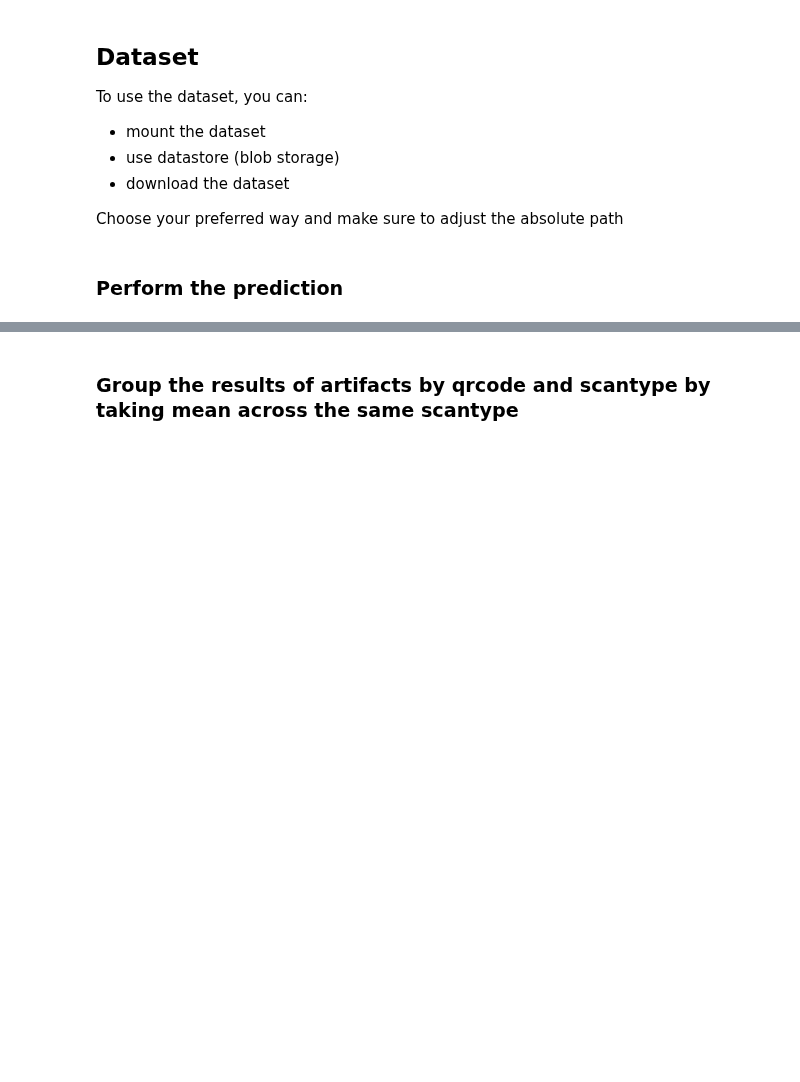
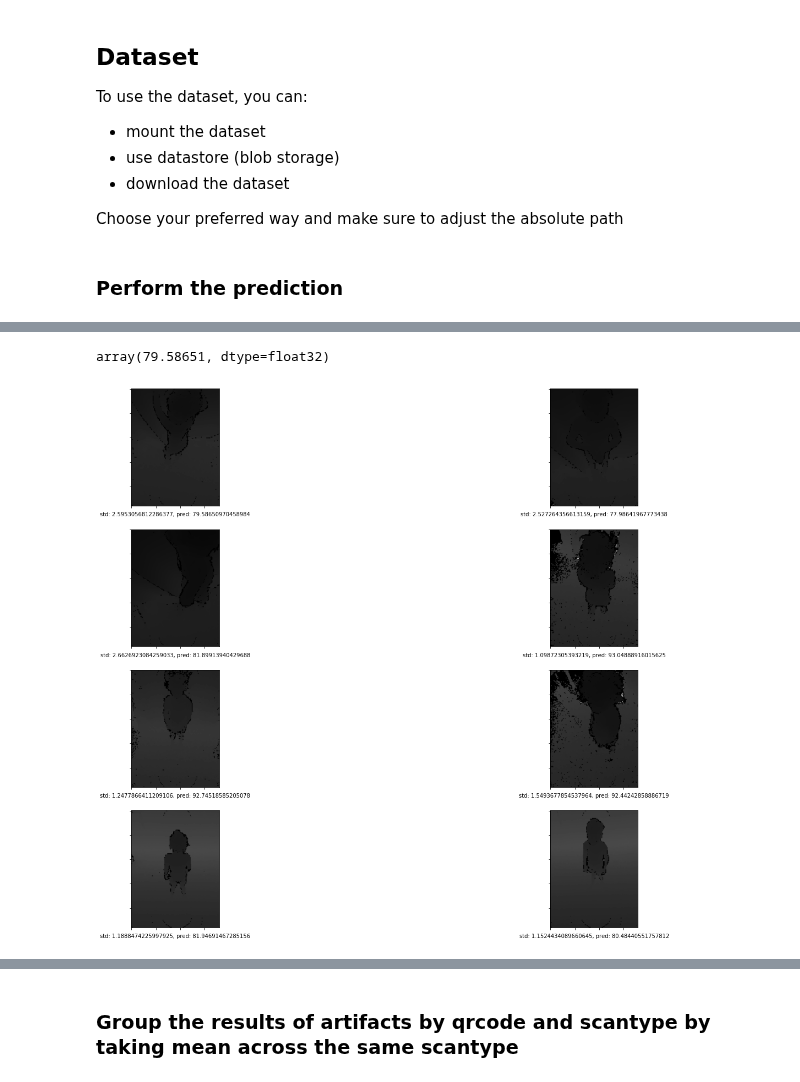
Before and after one commit to Welthungerhilfe/cgm-ml, a Jupyter notebook: src/common/evaluation/Evaluate_models.ipynb, the cells around one changed output, grey strips where cells are left out. Drawn from its saved outputs; the diff is of its cells as text; code cells hidden in the pictures; blank space fills up the shorter version.

Commit message:
Adjust notebook to show uncertainty for some samples

```diff
--- a/src/common/evaluation/Evaluate_models.ipynb
+++ b/src/common/evaluation/Evaluate_models.ipynb
@@ -112,3 +120,43 @@ for qrcode in tqdm(prediction_folder):
+# %%
+IMAGE_TARGET_HEIGHT=240
+IMAGE_TARGET_WIDTH=180
+TARGET_INDEXES=[0]
+def py_load_pickle(path, max_value=7.5):
+    path_ = path if isinstance(path, str) else path.numpy()
+    depthmap, targets = pickle.load(open(path_, "rb"))
+    depthmap = preprocess_depthmap(depthmap)
+    depthmap = depthmap / max_value
+    depthmap = tf.image.resize(depthmap, (IMAGE_TARGET_HEIGHT, IMAGE_TARGET_WIDTH))
+    targets = preprocess_targets(targets, TARGET_INDEXES)
+    return depthmap, targets
+
+def path_to_ndarray(pickle_file_path):
+    depthmap, _targets = py_load_pickle(pickle_file_path)
+    depthmap = tf.reshape(depthmap, (IMAGE_TARGET_HEIGHT, IMAGE_TARGET_WIDTH))
+    return depthmap.numpy(), _targets
+# %%
+predictions[0] # TODO should be 1 number
+# %% [output]
+array(79.58651, dtype=float32)
+# %%
+num_height, num_width = 4, 2
+fig, axarr = plt.subplots(num_height, num_width, figsize=(25, 18))
+
+for x in range(num_height):
+    for y in range(num_width):
+        i = x * num_width + y
+        fpath = file_names[i]
+        arr, targets = path_to_ndarray(fpath)
+        axarr[x,y].imshow(arr, cmap='gray', vmin=0, vmax=1);
+        axarr[x,y].set_xticklabels([])
+        axarr[x,y].set_yticklabels([])
+
+        label = f"std: {uncertainties[i]}, pred: {predictions[i]}"
+        axarr[x,y].set_xlabel(label)
+#         axarr[x,y].set_xlabel(fname[-12:]+ f" is {targets[0]:.2f}cm")
+plt.show()
+# %% [output]
+[figure, added]
 # %%
 # Put predictions into dataframe
 df = pd.DataFrame([])
```
Also changed, not shown: parts of 4 cells of this notebook, 2 other files.
